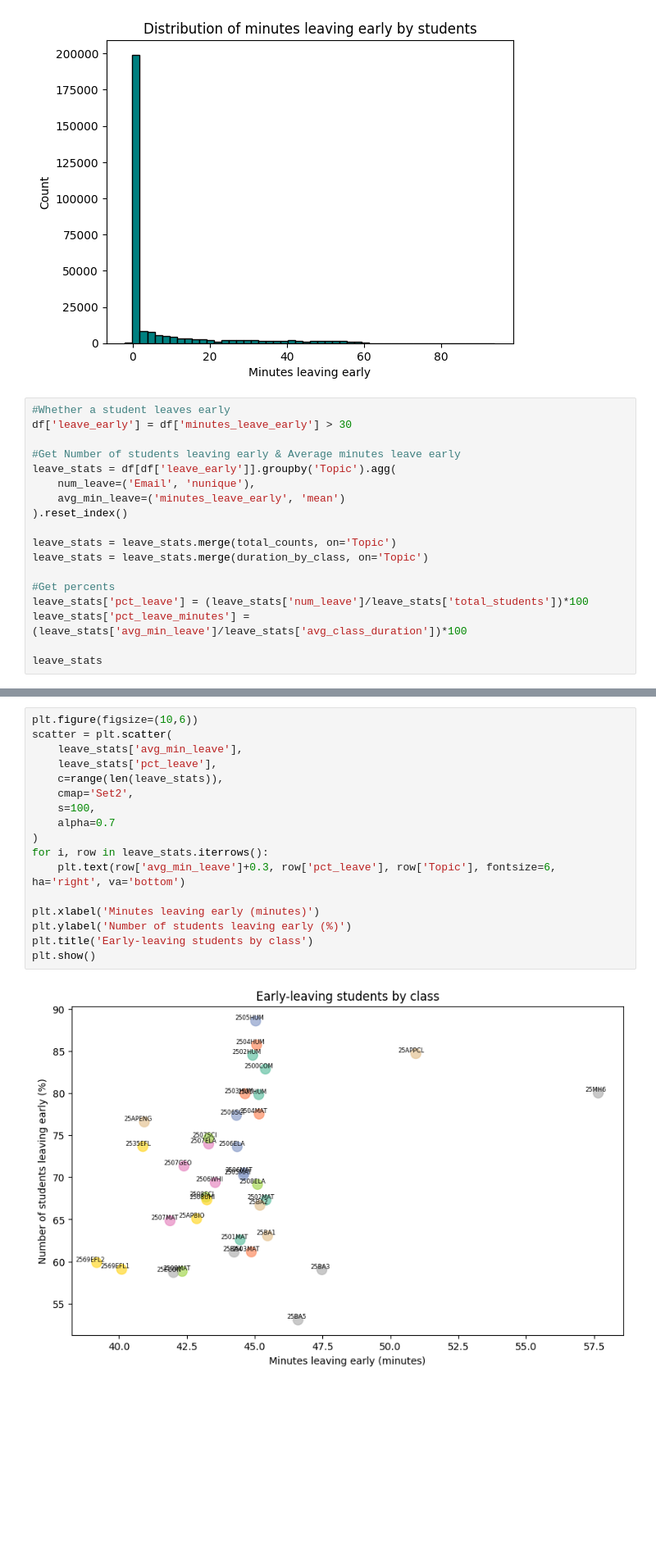
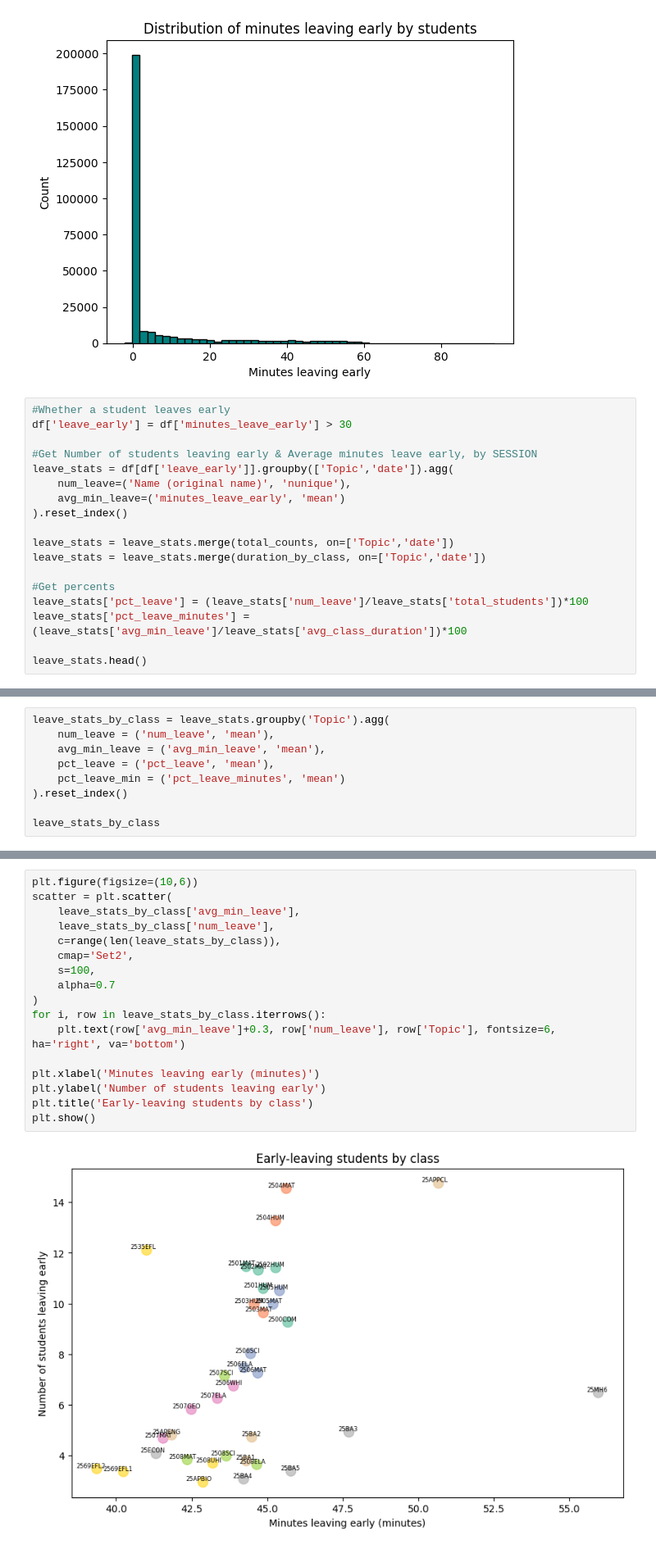
Before and after one commit to tthvan/Customer-Retention-Analysis, a Jupyter notebook: cleanin.ipynb, the cells around one changed output, grey strips where cells are left out. Shown at 82% size. Saved outputs shown, nothing was run; the diff lists cells and outputs as text; blank space fills up the shorter version.

```diff
--- a/cleanin.ipynb
+++ b/cleanin.ipynb
@@ -637,18 +647,18 @@ plt.show()
 #Whether a student leaves early
 df['leave_early'] = df['minutes_leave_early'] > 30
 
-#Get Number of students leaving early & Average minutes leave early
-leave_stats = df[df['leave_early']].groupby('Topic').agg(
-    num_leave=('Email', 'nunique'),
+#Get Number of students leaving early & Average minutes leave early, by SESSION
+leave_stats = df[df['leave_early']].groupby(['Topic','date']).agg(
+    num_leave=('Name (original name)', 'nunique'),
     avg_min_leave=('minutes_leave_early', 'mean')
 ).reset_index()
 
-leave_stats = leave_stats.merge(total_counts, on='Topic')
-leave_stats = leave_stats.merge(duration_by_class, on='Topic')
+leave_stats = leave_stats.merge(total_counts, on=['Topic','date'])
+leave_stats = leave_stats.merge(duration_by_class, on=['Topic','date'])
 
 #Get percents
 leave_stats['pct_leave'] = (leave_stats['num_leave']/leave_stats['total_students'])*100
 leave_stats['pct_leave_minutes'] = (leave_stats['avg_min_leave']/leave_stats['avg_class_duration'])*100
 
-leave_stats
+leave_stats.head()
 # %% [output]
@@ -671,0 +671,9 @@ leave_stats
+# %%
+leave_stats_by_class = leave_stats.groupby('Topic').agg(
+    num_leave = ('num_leave', 'mean'),
+    avg_min_leave = ('avg_min_leave', 'mean'),
+    pct_leave = ('pct_leave', 'mean'),
+    pct_leave_min = ('pct_leave_minutes', 'mean')
+).reset_index()
+
+leave_stats_by_class
@@ -672,22 +698,22 @@ leave_stats
 # %%
 plt.figure(figsize=(10,6))
 scatter = plt.scatter(
-    leave_stats['avg_min_leave'],
-    leave_stats['pct_leave'],
-    c=range(len(leave_stats)),
+    leave_stats_by_class['avg_min_leave'],
+    leave_stats_by_class['num_leave'],
+    c=range(len(leave_stats_by_class)),
     cmap='Set2',
     s=100,
     alpha=0.7
 )
-for i, row in leave_stats.iterrows():
-    plt.text(row['avg_min_leave']+0.3, row['pct_leave'], row['Topic'], fontsize=6, ha='right', va='bottom')
+for i, row in leave_stats_by_class.iterrows():
+    plt.text(row['avg_min_leave']+0.3, row['num_leave'], row['Topic'], fontsize=6, ha='right', va='bottom')
 
 plt.xlabel('Minutes leaving early (minutes)')
-plt.ylabel('Number of students leaving early (%)')
+plt.ylabel('Number of students leaving early')
 plt.title('Early-leaving students by class')
 plt.show()
 # %% [output]
-[figure, old version]
+[figure, new version]
 # %%
 plt.figure(figsize=(10,6))
 scatter = plt.scatter(
```
Also changed, not shown: parts of 14 cells of this notebook.
